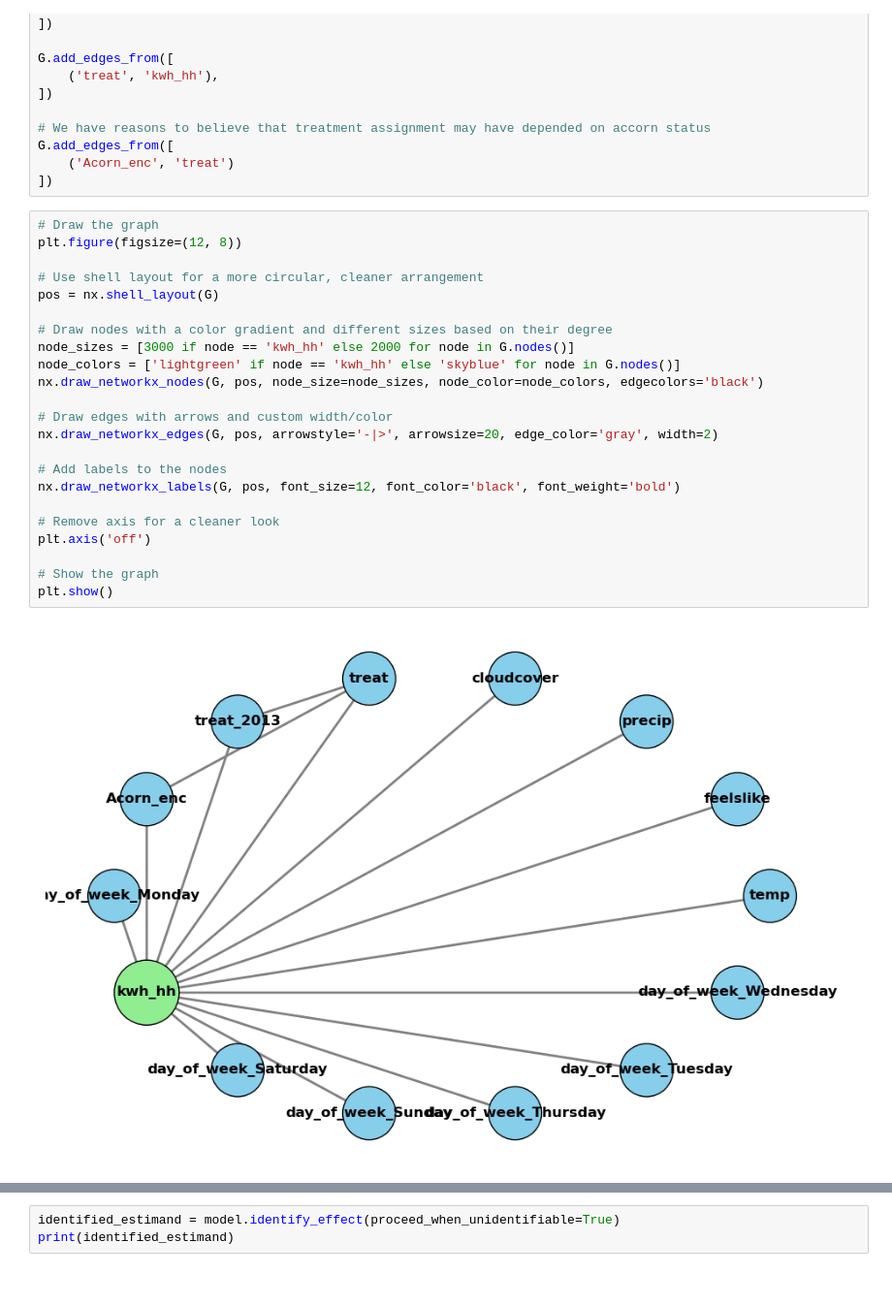
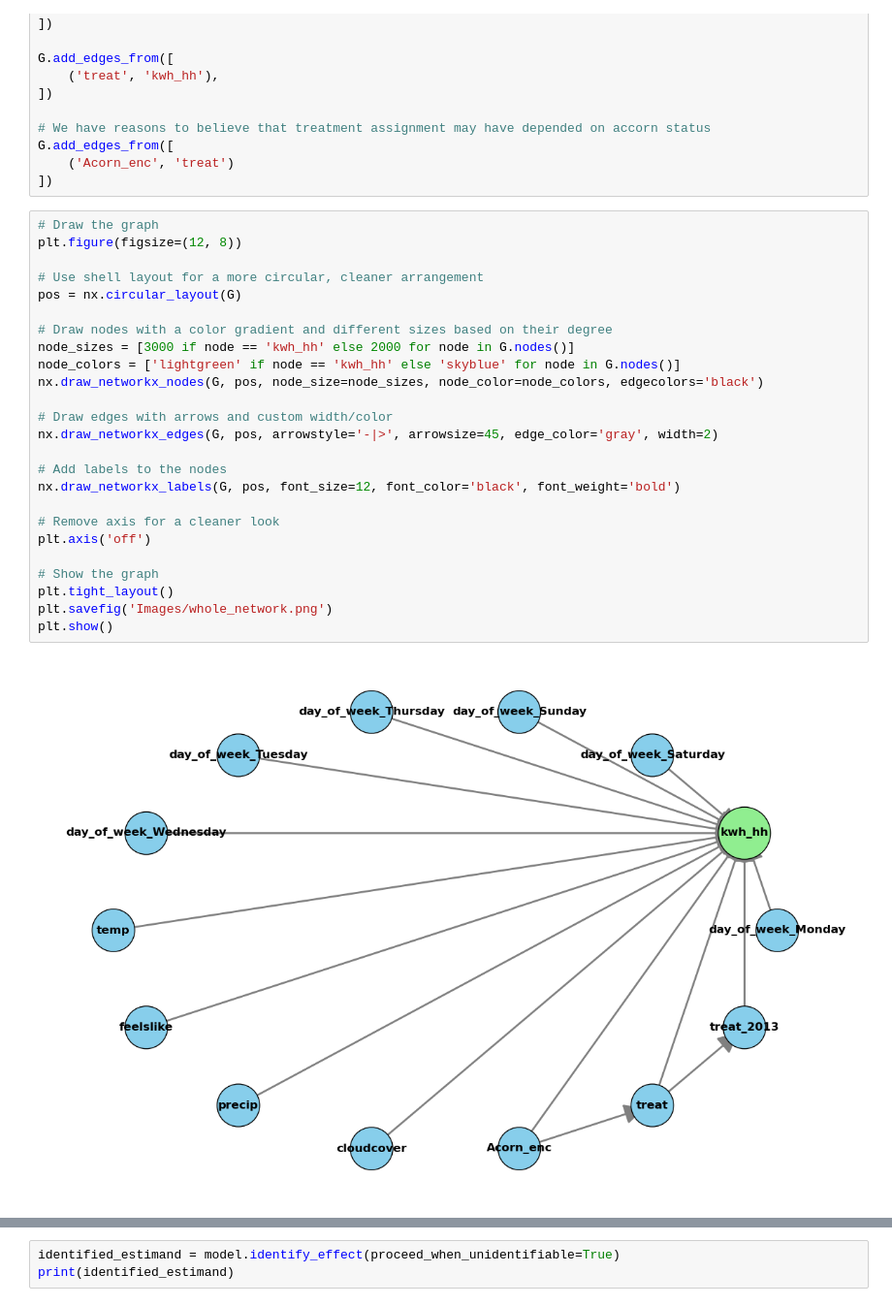
Before and after one commit to AlvaroCorrales/smart-meters-london, a Jupyter notebook: Causal analysis - CATE.ipynb, the cells around one changed output, grey strips where cells are left out. Shown at 97% size. Cells and saved outputs as stored; diff of their text form.

```diff
--- a/Causal analysis - CATE.ipynb
+++ b/Causal analysis - CATE.ipynb
@@ -67,28 +67,30 @@ G.add_edges_from([
 # %%
 # Draw the graph
 plt.figure(figsize=(12, 8))
 
 # Use shell layout for a more circular, cleaner arrangement
-pos = nx.shell_layout(G)
+pos = nx.circular_layout(G)
 
 # Draw nodes with a color gradient and different sizes based on their degree
 node_sizes = [3000 if node == 'kwh_hh' else 2000 for node in G.nodes()]
 node_colors = ['lightgreen' if node == 'kwh_hh' else 'skyblue' for node in G.nodes()]
 nx.draw_networkx_nodes(G, pos, node_size=node_sizes, node_color=node_colors, edgecolors='black')
 
 # Draw edges with arrows and custom width/color
-nx.draw_networkx_edges(G, pos, arrowstyle='-|>', arrowsize=20, edge_color='gray', width=2)
+nx.draw_networkx_edges(G, pos, arrowstyle='-|>', arrowsize=45, edge_color='gray', width=2)
 
 # Add labels to the nodes
 nx.draw_networkx_labels(G, pos, font_size=12, font_color='black', font_weight='bold')
 
 # Remove axis for a cleaner look
 plt.axis('off')
 
 # Show the graph
+plt.tight_layout()
+plt.savefig('Images/whole_network.png')
 plt.show()
 # %% [output]
-[figure, old version]
+[figure, new version]
 # %%
 model = CausalModel(
    data=df_daily,
```
Also changed, not shown: parts of 3 cells of this notebook.
